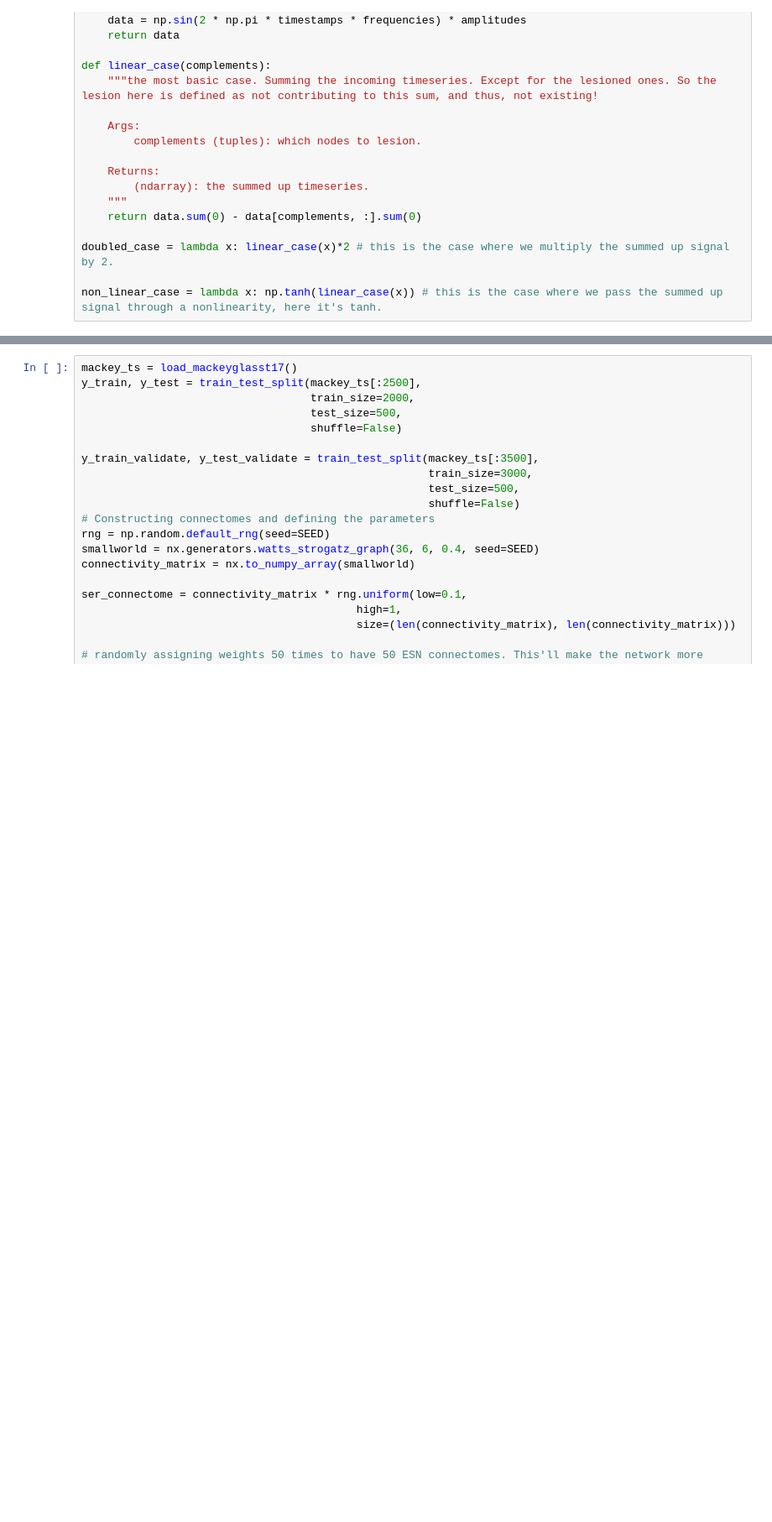
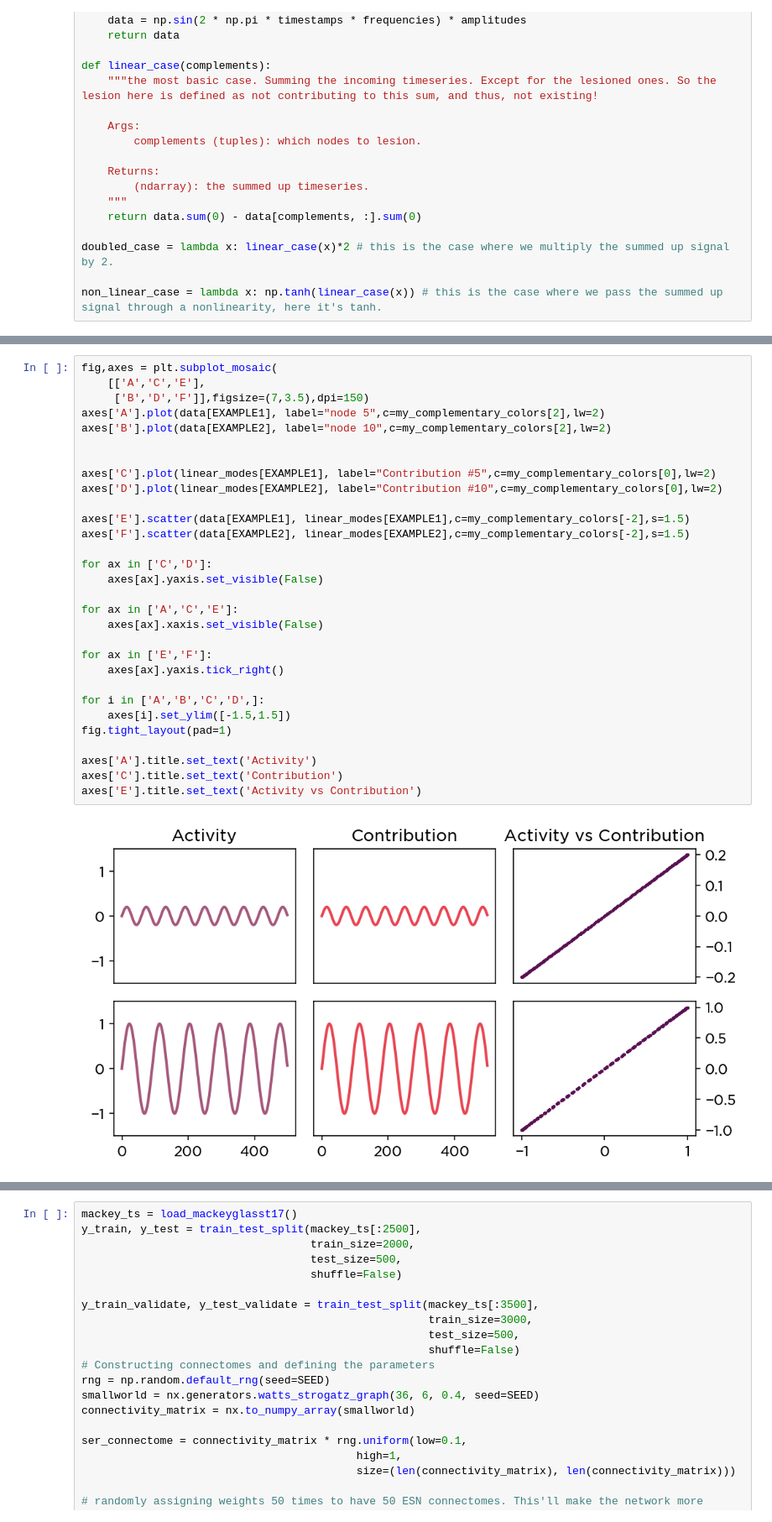
Before and after one commit to kuffmode/Neural-activity-vs-causal-contributions, a Jupyter notebook: causal_modes.ipynb, the cells around one changed output, grey strips where cells are left out. Shown at 84% size. Drawn from its saved outputs; the diff is of its cells as text; blank space fills up the shorter version.

```diff
--- a/causal_modes.ipynb
+++ b/causal_modes.ipynb
@@ -118 +116,33 @@ plt.ylabel("Amplitude")
+# %%
+fig,axes = plt.subplot_mosaic(
+    [['A','C','E'],
+     ['B','D','F']],figsize=(7,3.5),dpi=150)
+axes['A'].plot(data[EXAMPLE1], label="node 5",c=my_complementary_colors[2],lw=2)
+axes['B'].plot(data[EXAMPLE2], label="node 10",c=my_complementary_colors[2],lw=2)
+
+
+axes['C'].plot(linear_modes[EXAMPLE1], label="Contribution #5",c=my_complementary_colors[0],lw=2)
+axes['D'].plot(linear_modes[EXAMPLE2], label="Contribution #10",c=my_complementary_colors[0],lw=2)
+
+axes['E'].scatter(data[EXAMPLE1], linear_modes[EXAMPLE1],c=my_complementary_colors[-2],s=1.5)
+axes['F'].scatter(data[EXAMPLE2], linear_modes[EXAMPLE2],c=my_complementary_colors[-2],s=1.5)
+
+for ax in ['C','D']:
+    axes[ax].yaxis.set_visible(False)
+
+for ax in ['A','C','E']:
+    axes[ax].xaxis.set_visible(False)
+
+for ax in ['E','F']:
+    axes[ax].yaxis.tick_right()
+
+for i in ['A','B','C','D',]:
+    axes[i].set_ylim([-1.5,1.5])
+fig.tight_layout(pad=1)
+
+axes['A'].title.set_text('Activity')
+axes['C'].title.set_text('Contribution')
+axes['E'].title.set_text('Activity vs Contribution')
+# %% [output]
+[figure, added]
 # %%
```
Also changed, not shown: parts of 35 cells of this notebook.
